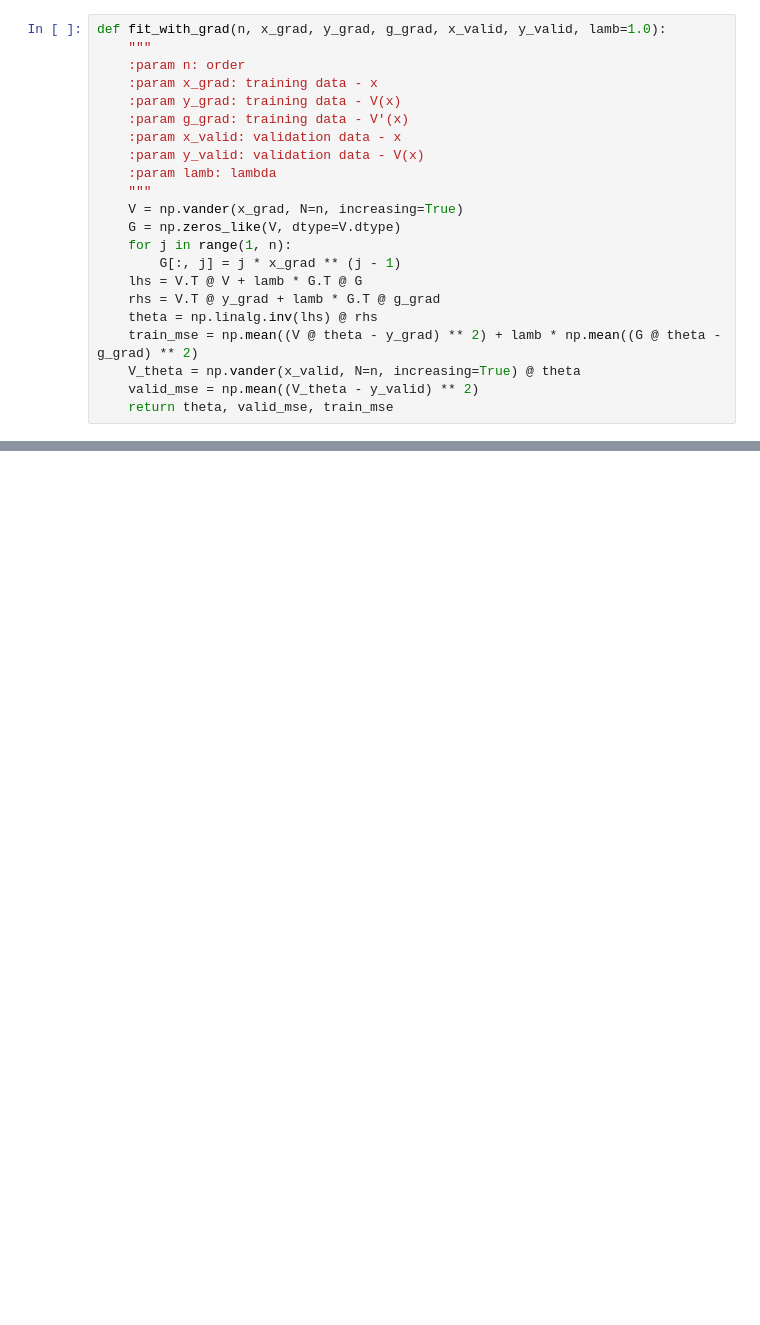
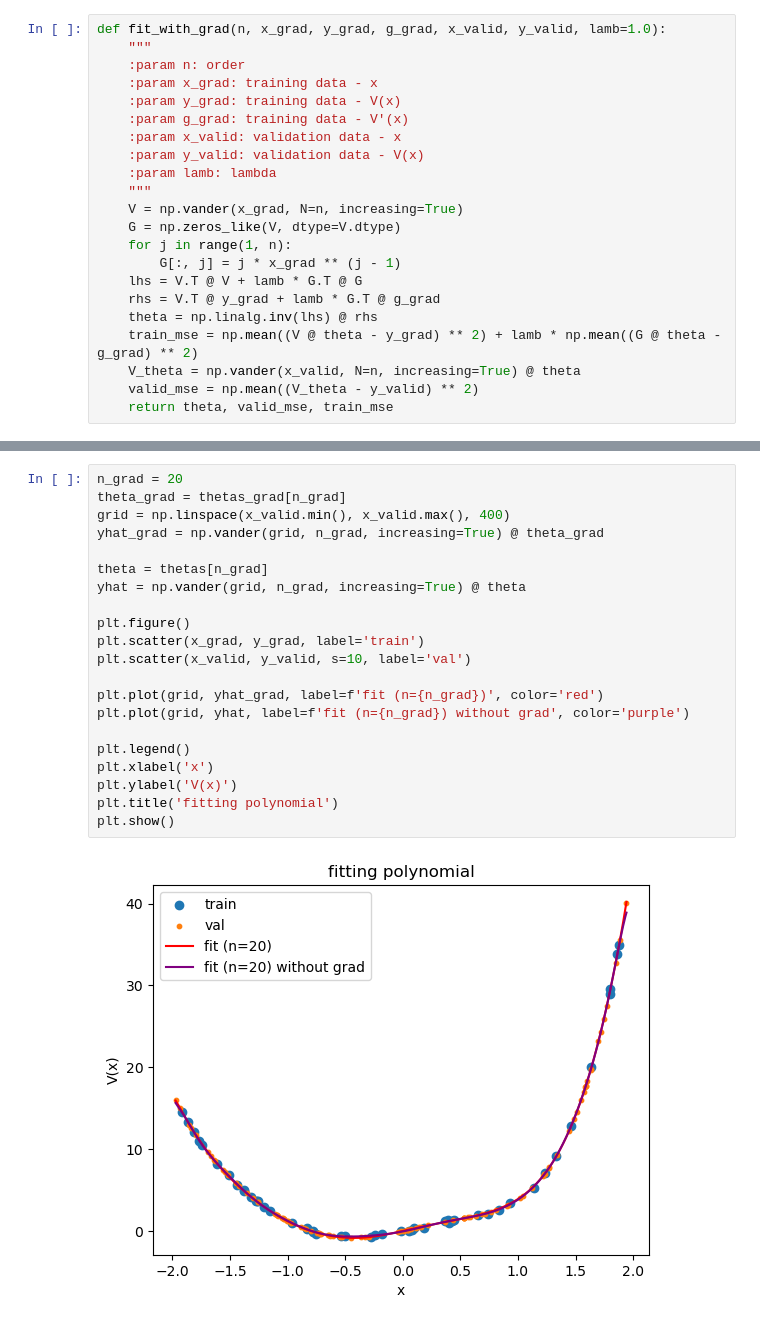
Before and after one commit to Shengyuan-Liu/MATH60005_Optimisation_cw, a Jupyter notebook: part1.ipynb, the cells around one changed output, grey strips where cells are left out. Drawn from its saved outputs; the diff is of its cells as text; blank space fills up the shorter version.

```diff
--- a/part1.ipynb
+++ b/part1.ipynb
@@ -293,0 +328,23 @@ if n_optim_grad is not None:
+# %%
+n_grad = 20
+theta_grad = thetas_grad[n_grad]
+grid = np.linspace(x_valid.min(), x_valid.max(), 400)
+yhat_grad = np.vander(grid, n_grad, increasing=True) @ theta_grad
+
+theta = thetas[n_grad]
+yhat = np.vander(grid, n_grad, increasing=True) @ theta
+
+plt.figure()
+plt.scatter(x_grad, y_grad, label='train')
+plt.scatter(x_valid, y_valid, s=10, label='val')
+
+plt.plot(grid, yhat_grad, label=f'fit (n={n_grad})', color='red')
+plt.plot(grid, yhat, label=f'fit (n={n_grad}) without grad', color='purple')
+
+plt.legend()
+plt.xlabel('x')
+plt.ylabel('V(x)')
+plt.title('fitting polynomial')
+plt.show()
+# %% [output]
+[figure, added]
```
Also changed, not shown: parts of 3 cells of this notebook, 1 other file.
